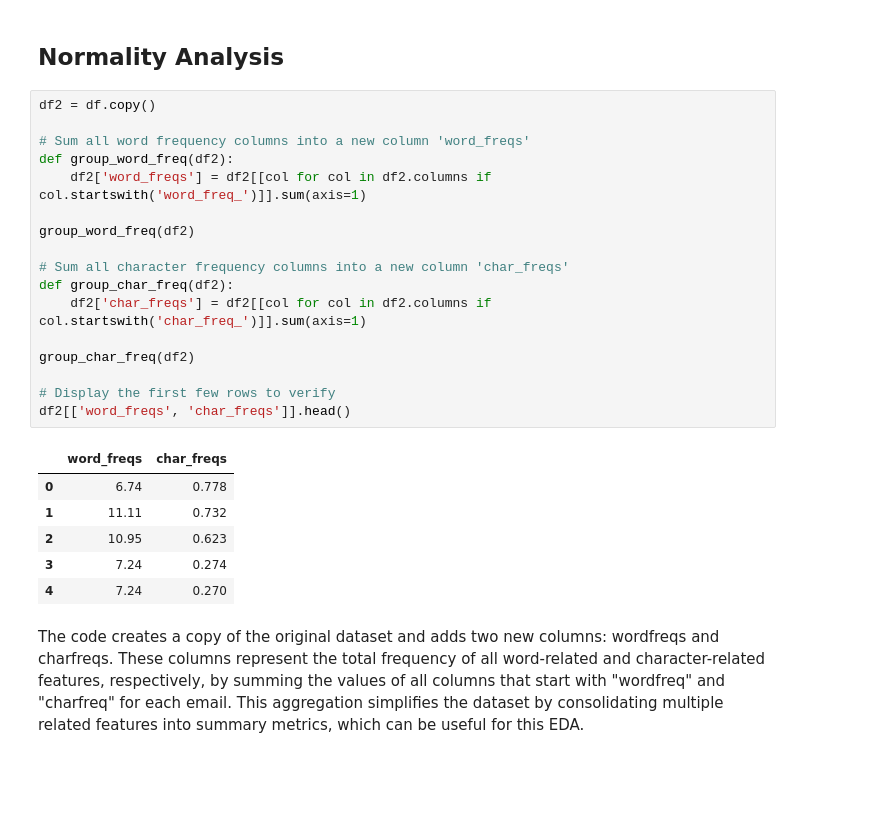
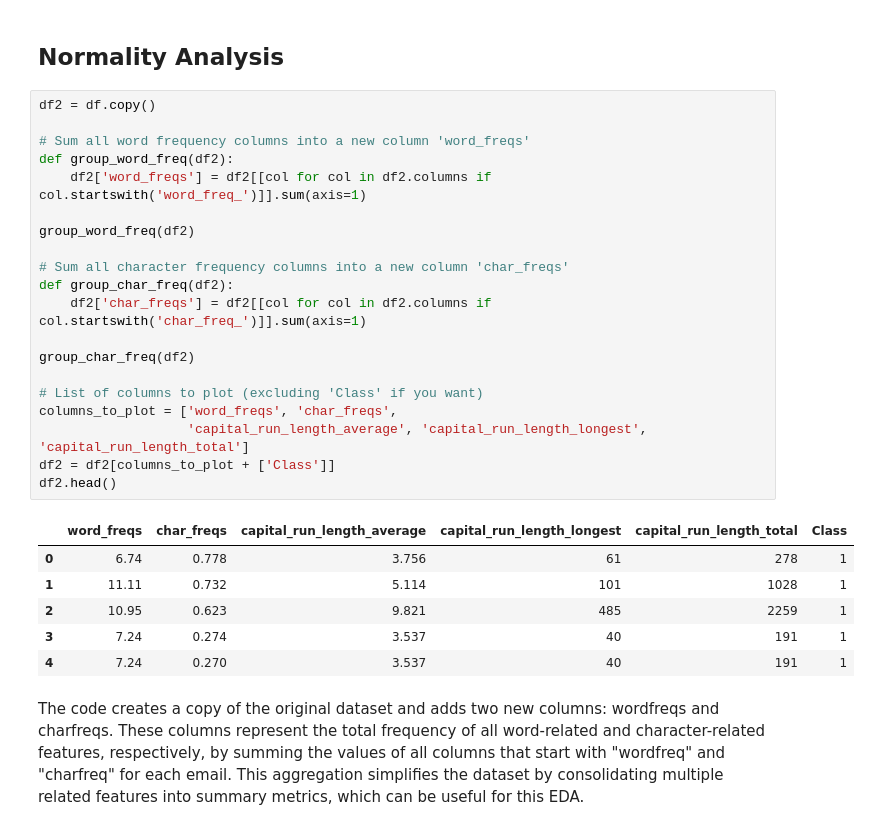
Before and after one commit to hansdarmawann/spambase-lgbm, a Jupyter notebook: spb_hd.ipynb, the cells around one changed output. Drawn from its saved outputs; the diff is of its cells as text; blank space fills up the shorter version.

```diff
--- a/spb_hd.ipynb
+++ b/spb_hd.ipynb
@@ -241,27 +241,30 @@ In spam emails, the character `!` is by far the most frequent, followed by `$` a
 # %%
 df2 = df.copy()
 
 # Sum all word frequency columns into a new column 'word_freqs'
 def group_word_freq(df2):
     df2['word_freqs'] = df2[[col for col in df2.columns if col.startswith('word_freq_')]].sum(axis=1)
 
 group_word_freq(df2)
 
 # Sum all character frequency columns into a new column 'char_freqs'
 def group_char_freq(df2):
     df2['char_freqs'] = df2[[col for col in df2.columns if col.startswith('char_freq_')]].sum(axis=1)
 
 group_char_freq(df2)
 
-# Display the first few rows to verify
-df2[['word_freqs', 'char_freqs']].head()
+# List of columns to plot (excluding 'Class' if you want)
+columns_to_plot = ['word_freqs', 'char_freqs',
+                   'capital_run_length_average', 'capital_run_length_longest', 'capital_run_length_total']
+df2 = df2[columns_to_plot + ['Class']]
+df2.head()
 # %% [output]
-|  | word_freqs | char_freqs |
-| 0 | 6.74 | 0.778 |
-| 1 | 11.11 | 0.732 |
-| 2 | 10.95 | 0.623 |
-| 3 | 7.24 | 0.274 |
-| 4 | 7.24 | 0.270 |
+|  | word_freqs | char_freqs | capital_run_length_average | capital_run_length_longest | capital_run_length_total | Class |
+| 0 | 6.74 | 0.778 | 3.756 | 61 | 278 | 1 |
+| 1 | 11.11 | 0.732 | 5.114 | 101 | 1028 | 1 |
+| 2 | 10.95 | 0.623 | 9.821 | 485 | 2259 | 1 |
+| 3 | 7.24 | 0.274 | 3.537 | 40 | 191 | 1 |
+| 4 | 7.24 | 0.270 | 3.537 | 40 | 191 | 1 |
 # %% [markdown]
 The code creates a copy of the original dataset and adds two new columns: wordfreqs and charfreqs. These columns represent the total frequency of all word-related and character-related features, respectively, by summing the values of all columns that start with "wordfreq" and "charfreq" for each email. This aggregation simplifies the dataset by consolidating multiple related features into summary metrics, which can be useful for this EDA.
 # %%
```
Also changed, not shown: parts of 8 cells of this notebook.
